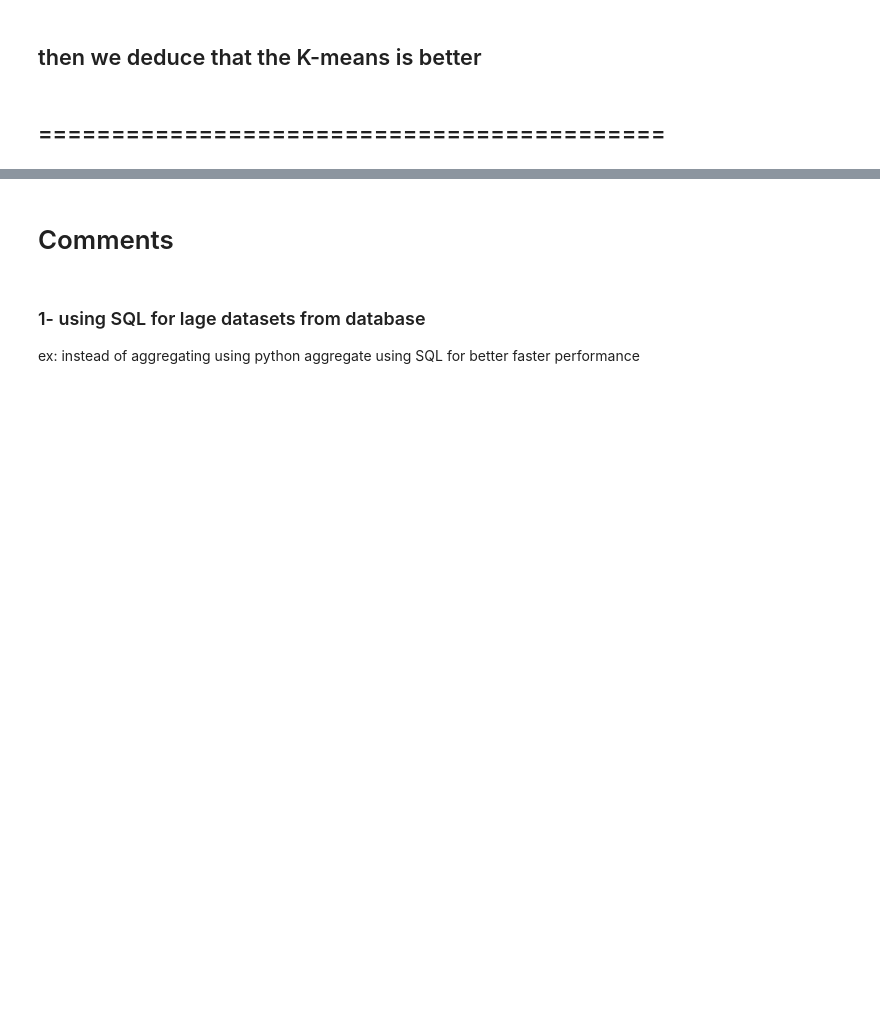
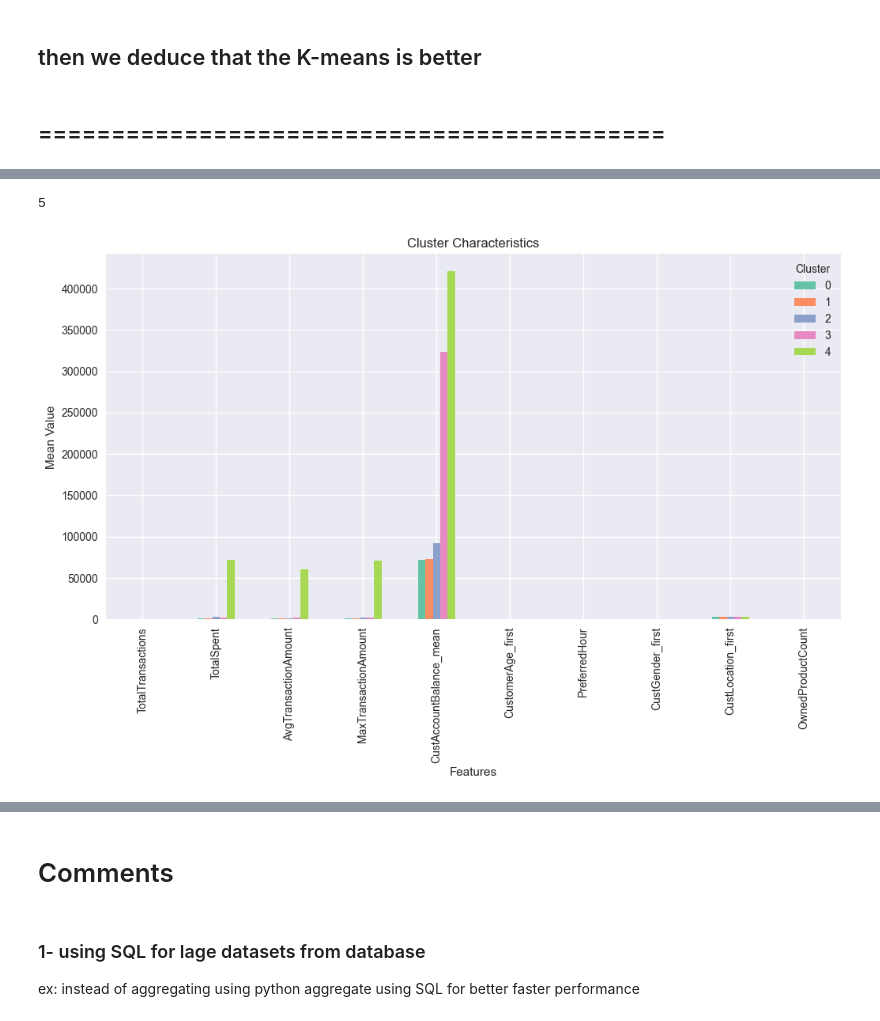
Before and after one commit to mohamedAlaa26/Bank_Customer_Transactions, a Jupyter notebook: Bank_transactions_proj.ipynb, the cells around one changed output, grey strips where cells are left out. Saved outputs shown, nothing was run; the diff lists cells and outputs as text; code cells hidden in the pictures; blank space fills up the shorter version.

```diff
--- a/Bank_transactions_proj.ipynb
+++ b/Bank_transactions_proj.ipynb
@@ -851,0 +947,6 @@ Negative: Possibly assigned to the wrong cluster.
+# %%
+# Group by clusters and calculate mean for each feature
+cluster_analysis = customer_df.groupby('Cluster')[features].mean()
+
+# Display the cluster analysis
+print(cluster_analysis)
@@ -851,0 +971,13 @@ Negative: Possibly assigned to the wrong cluster.
+# %%
+len(cluster_analysis)
+# %% [output]
+5
+# %%
+# Visualize cluster characteristics
+cluster_analysis.T.plot(kind='bar', figsize=(12, 6), title="Cluster Characteristics")
+plt.ylabel("Mean Value")
+plt.xlabel("Features")
+plt.legend(title="Cluster")
+plt.show()
+# %% [output]
+[figure, added]
```
Also changed, not shown: parts of 34 cells of this notebook.
